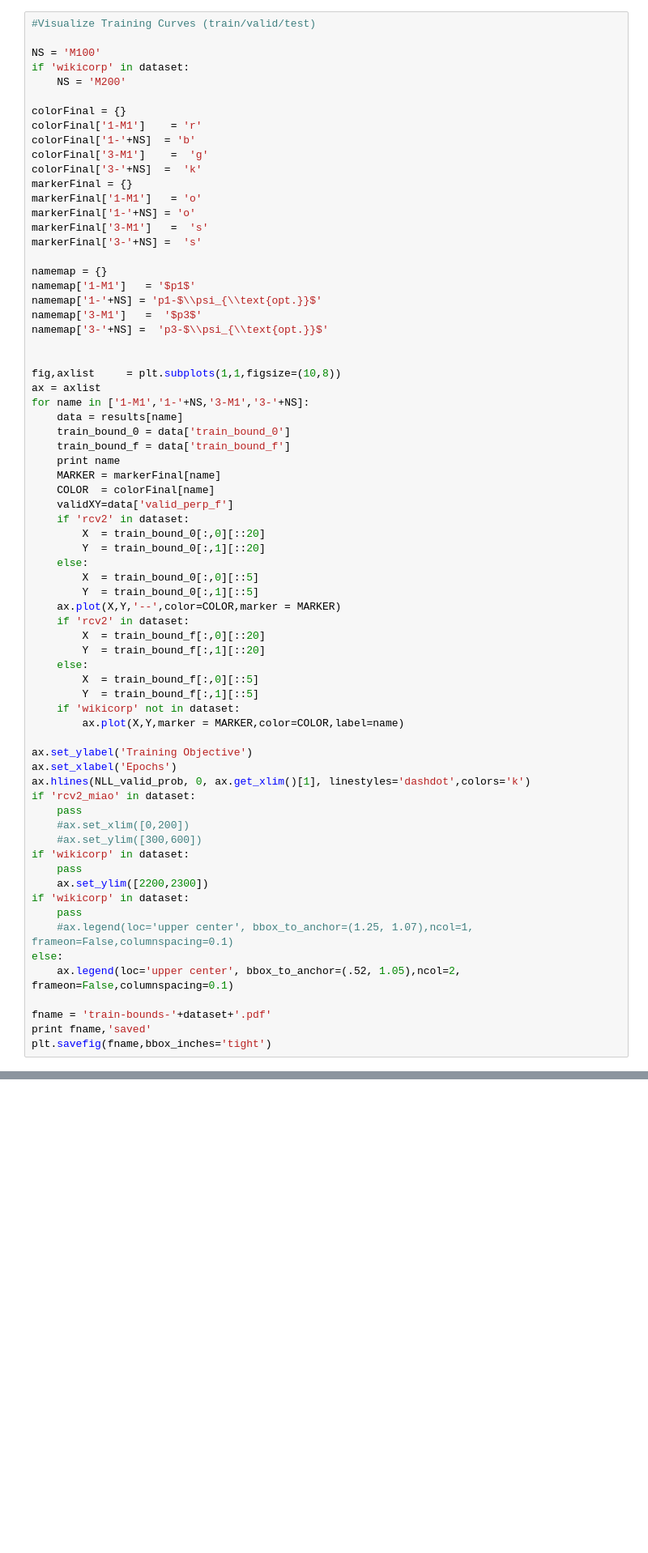
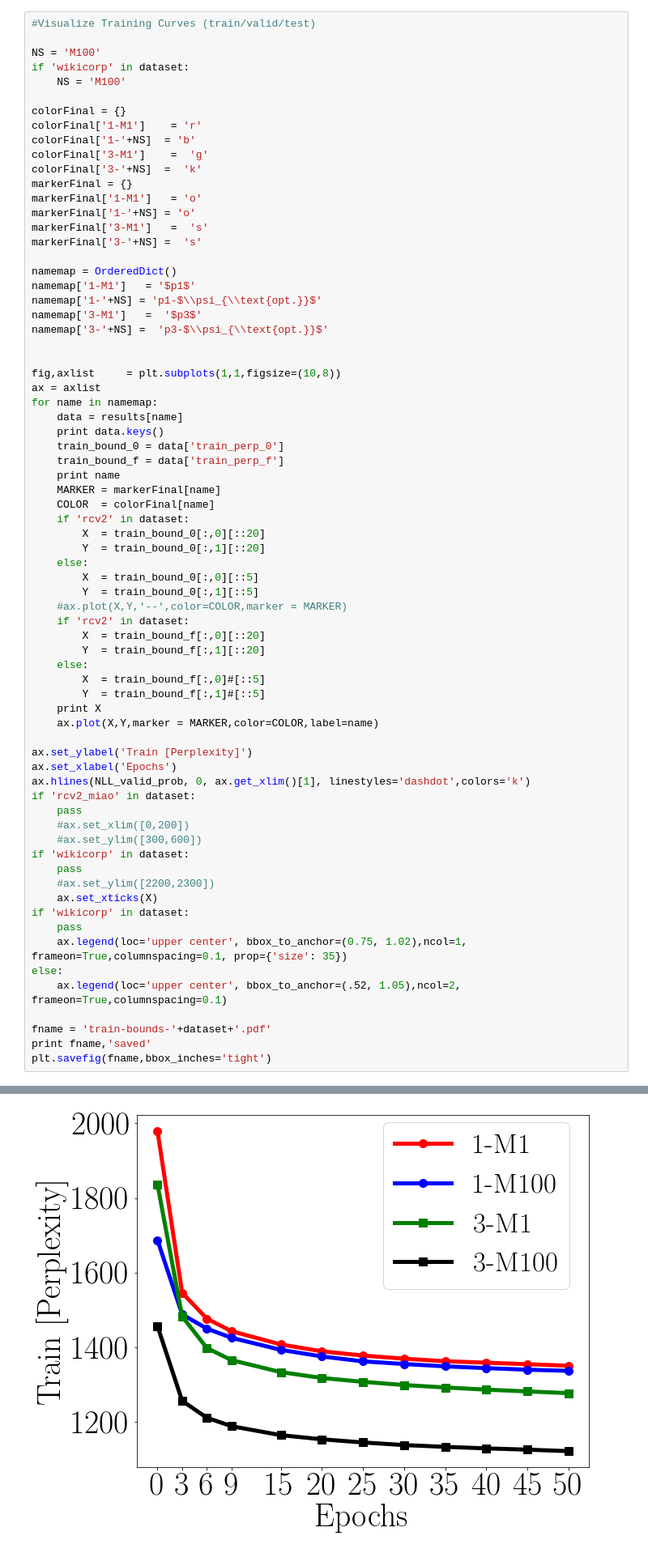
Before and after one commit to rahulk90/vae_sparse, a Jupyter notebook: ipynb/bow_text/VisualizeTrainingCurves.ipynb, the cells around one changed output, grey strips where cells are left out. Shown at 81% size. Saved outputs shown, nothing was run; the diff lists cells and outputs as text; blank space fills up the shorter version.

```diff
--- a/ipynb/bow_text/VisualizeTrainingCurves.ipynb
+++ b/ipynb/bow_text/VisualizeTrainingCurves.ipynb
@@ -228,7 +229,7 @@ bounds-wikicorp.pdf saved
 
 NS = 'M100'
 if 'wikicorp' in dataset:
-    NS = 'M200'
+    NS = 'M100'
 
 colorFinal = {}
 colorFinal['1-M1']    = 'r'
@@ -241,7 +242,7 @@ markerFinal['1-'+NS] = 'o'
 markerFinal['3-M1']   =  's'
 markerFinal['3-'+NS] =  's'
 
-namemap = {}
+namemap = OrderedDict()
 namemap['1-M1']   = '$p1$'
 namemap['1-'+NS] = 'p1-$\\psi_{\\text{opt.}}$'
 namemap['3-M1']   =  '$p3$'
@@ -250,31 +251,31 @@ namemap['3-'+NS] =  'p3-$\\psi_{\\text{opt.}}$'
 
 fig,axlist     = plt.subplots(1,1,figsize=(10,8))
 ax = axlist
-for name in ['1-M1','1-'+NS,'3-M1','3-'+NS]:
+for name in namemap:
     data = results[name]
-    train_bound_0 = data['train_bound_0']
-    train_bound_f = data['train_bound_f']
+    print data.keys()
+    train_bound_0 = data['train_perp_0']
+    train_bound_f = data['train_perp_f']
     print name
     MARKER = markerFinal[name]
     COLOR  = colorFinal[name]
-    validXY=data['valid_perp_f']
     if 'rcv2' in dataset:
         X  = train_bound_0[:,0][::20]
         Y  = train_bound_0[:,1][::20]
     else:
         X  = train_bound_0[:,0][::5]
         Y  = train_bound_0[:,1][::5]
-    ax.plot(X,Y,'--',color=COLOR,marker = MARKER)
+    #ax.plot(X,Y,'--',color=COLOR,marker = MARKER)
     if 'rcv2' in dataset:
         X  = train_bound_f[:,0][::20]
         Y  = train_bound_f[:,1][::20]
     else:
-        X  = train_bound_f[:,0][::5]
-        Y  = train_bound_f[:,1][::5]
-    if 'wikicorp' not in dataset:
-        ax.plot(X,Y,marker = MARKER,color=COLOR,label=name)
+        X  = train_bound_f[:,0]#[::5]
+        Y  = train_bound_f[:,1]#[::5]
+    print X
+    ax.plot(X,Y,marker = MARKER,color=COLOR,label=name)
 
-ax.set_ylabel('Training Objective')
+ax.set_ylabel('Train [Perplexity]')
 ax.set_xlabel('Epochs')
 ax.hlines(NLL_valid_prob, 0, ax.get_xlim()[1], linestyles='dashdot',colors='k')
 if 'rcv2_miao' in dataset:
@@ -283,13 +284,15 @@ if 'rcv2_miao' in dataset:
     #ax.set_ylim([300,600])
 if 'wikicorp' in dataset:
     pass
-    ax.set_ylim([2200,2300])
+    #ax.set_ylim([2200,2300])
+    ax.set_xticks(X)
 if 'wikicorp' in dataset:
     pass
-    #ax.legend(loc='upper center', bbox_to_anchor=(1.25, 1.07),ncol=1, frameon=False,columnspacing=0.1)
+    ax.legend(loc='upper center', bbox_to_anchor=(0.75, 1.02),ncol=1, frameon=True,columnspacing=0.1, prop={'size': 35})
 else:
-    ax.legend(loc='upper center', bbox_to_anchor=(.52, 1.05),ncol=2, frameon=False,columnspacing=0.1)
+    ax.legend(loc='upper center', bbox_to_anchor=(.52, 1.05),ncol=2, frameon=True,columnspacing=0.1)
 
 fname = 'train-bounds-'+dataset+'.pdf'
 print fname,'saved'
 plt.savefig(fname,bbox_inches='tight')
+# %% [output]
@@ -296,2 +312,3 @@ plt.savefig(fname,bbox_inches='tight')
+[figure, added]
 # %%
 #Plot Eigenspectrum of first W matrix
```
Also changed, not shown: parts of 5 cells of this notebook, 4 other files.
